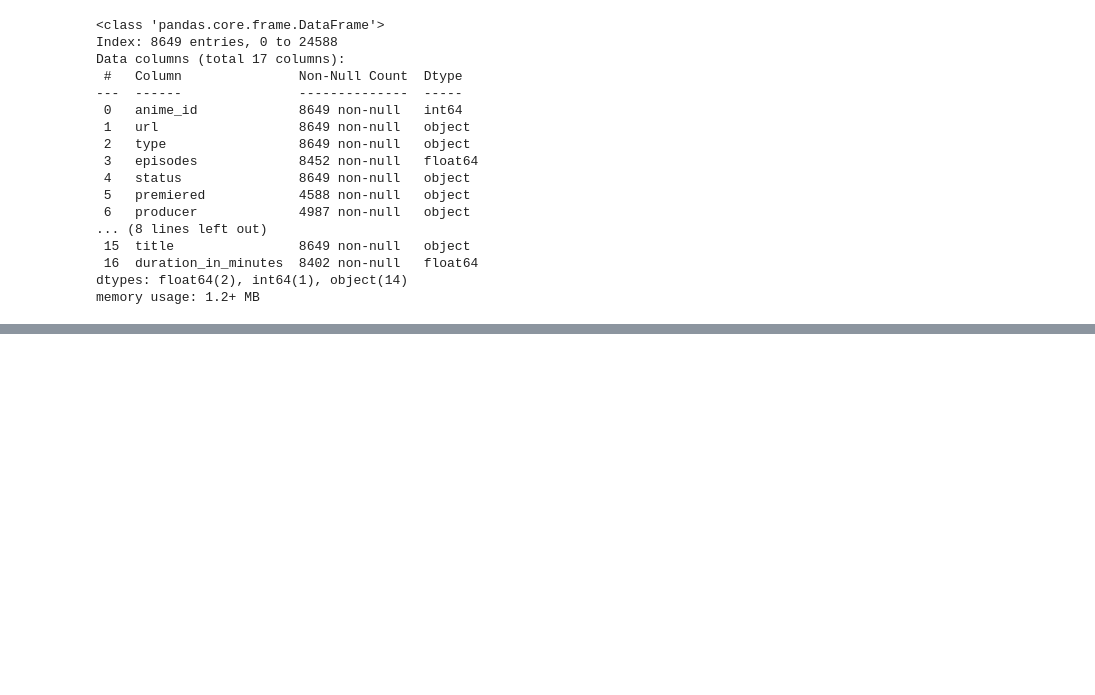
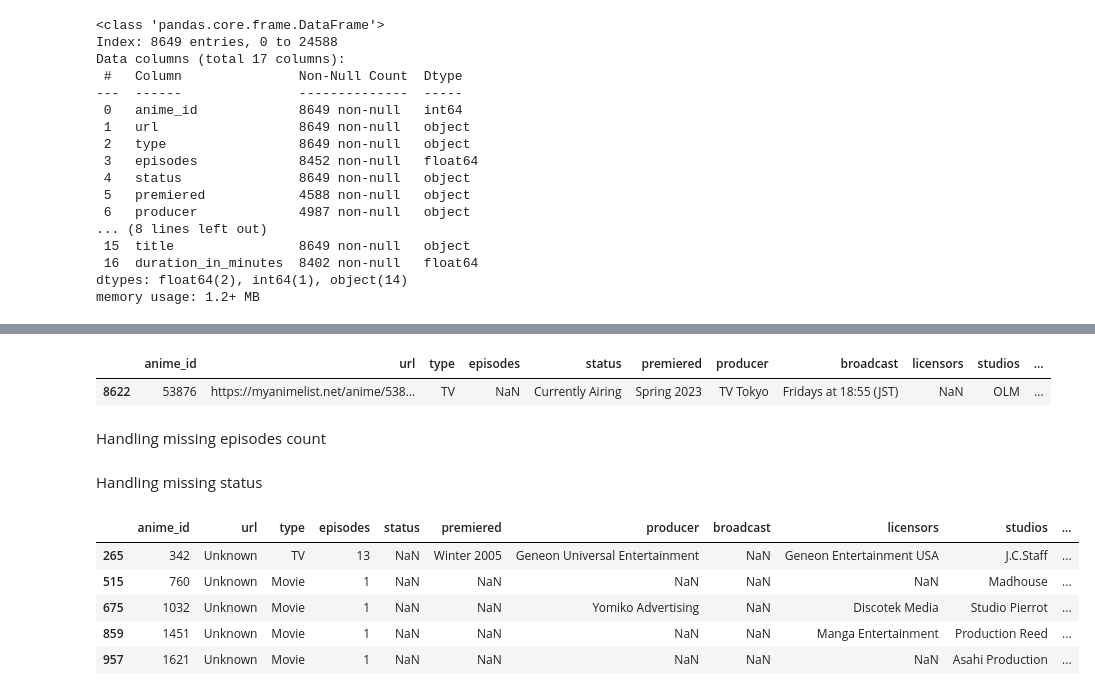
Before and after one commit to deltel/anime-recommendation-documentation, a Jupyter notebook: data_understanding_prepare_data.ipynb, the cells around one changed output, grey strips where cells are left out. Cells and saved outputs as stored; diff of their text form; code cells hidden in the pictures; blank space fills up the shorter version.

```diff
--- a/data_understanding_prepare_data.ipynb
+++ b/data_understanding_prepare_data.ipynb
@@ -350,0 +761,3 @@ memory usage: 1.2+ MB
+# %%
+merged_df = merged_df.loc[merged_df["duration_in_minutes"] >= 20, :]
+merged_df.info()
@@ -350,0 +782,51 @@ memory usage: 1.2+ MB
+# %%
+merged_df[merged_df["episodes"].isna()].head()
+# %% [output]
+|  | anime_id | url | type | episodes | status | premiered | producer | broadcast | licensors | studios | ... |
+| 8622 | 53876 | https://myanimelist.net/anime/538... | TV | NaN | Currently Airing | Spring 2023 | TV Tokyo | Fridays at 18:55 (JST) | NaN | OLM | ... |
+# %% [markdown]
+Handling missing episodes count
+# %%
+# merged_df.loc[merged_df["anime_id"] == 21, "episodes"] = 1133
+# merged_df.loc[merged_df["anime_id"] == 235, "episodes"] = 1165
+# merged_df.loc[merged_df["anime_id"] == 966, "episodes"] = 1267
+# merged_df.loc[merged_df["anime_id"] == 1960, "episodes"] = 1700
+# merged_df.loc[merged_df["anime_id"] == 2406, "episodes"] = 2771
+# merged_df.loc[merged_df["anime_id"] == 6149, "episodes"] = 1468
+# merged_df.loc[merged_df["anime_id"] == 8687, "episodes"] = 837
+# merged_df.loc[merged_df["anime_id"] == 18941, "episodes"] = 321
+# merged_df.loc[merged_df["anime_id"] == 33737, "episodes"] = 28
+# merged_df.loc[merged_df["anime_id"] == 34832, "episodes"] = 28 # needs to be dropped
+# merged_df.loc[merged_df["anime_id"] == 37008, "episodes"] = 13
+# merged_df.loc[merged_df["anime_id"] == 37096, "episodes"] = 339
+# merged_df.loc[merged_df["anime_id"] == 39725, "episodes"] = 12
+# merged_df.loc[merged_df["anime_id"] == 39893, "episodes"] = 56
+# merged_df.loc[merged_df["anime_id"] == 39905, "episodes"] = 1 # change type to movie
+# merged_df.loc[merged_df["anime_id"] == 40327, "episodes"] = 98
+# merged_df.loc[merged_df["anime_id"] == 40506, "episodes"] = 48
+# merged_df.loc[merged_df["anime_id"] == 40608, "episodes"] = 24
+# merged_df.loc[merged_df["anime_id"] == 40935, "episodes"] = 10
+# merged_df.loc[merged_df["anime_id"] == 41521, "episodes"] = 12
+# merged_df.loc[merged_df["anime_id"] == 42205, "episodes"] = 52
+# merged_df.loc[merged_df["anime_id"] == 43778, "episodes"] = 25
+# merged_df.loc[merged_df["anime_id"] == 44940, "episodes"] = 14
+# merged_df.loc[merged_df["anime_id"] == 45665, "episodes"] = 12
+# merged_df.loc[merged_df["anime_id"] == 47160, "episodes"] = 13
+# merged_df.loc[merged_df["anime_id"] == 48365, "episodes"] = 214
+# merged_df.loc[merged_df["anime_id"] == 48391, "episodes"] = 51
+# merged_df.loc[merged_df["anime_id"] == 48483, "episodes"] = 12
+merged_df.loc[merged_df["anime_id"] == 53876, "episodes"] = 45
+# %%
+merged_df = merged_df.loc[merged_df["anime_id"] != 34832, :]
+merged_df.loc[merged_df["anime_id"] == 39905, "type"] = "Movie"
+# %% [markdown]
+Handling missing status
+# %%
+merged_df.loc[merged_df["status"].isna(), :].head()
+# %% [output]
+|  | anime_id | url | type | episodes | status | premiered | producer | broadcast | licensors | studios | ... |
+| 265 | 342 | Unknown | TV | 13 | NaN | Winter 2005 | Geneon Universal Entertainment | NaN | Geneon Entertainment USA | J.C.Staff | ... |
+| 515 | 760 | Unknown | Movie | 1 | NaN | NaN | NaN | NaN | NaN | Madhouse | ... |
+| 675 | 1032 | Unknown | Movie | 1 | NaN | NaN | Yomiko Advertising | NaN | Discotek Media | Studio Pierrot | ... |
+| 859 | 1451 | Unknown | Movie | 1 | NaN | NaN | NaN | NaN | Manga Entertainment | Production Reed | ... |
+| 957 | 1621 | Unknown | Movie | 1 | NaN | NaN | NaN | NaN | NaN | Asahi Production | ... |
```
Also changed, not shown: parts of 62 cells of this notebook.
